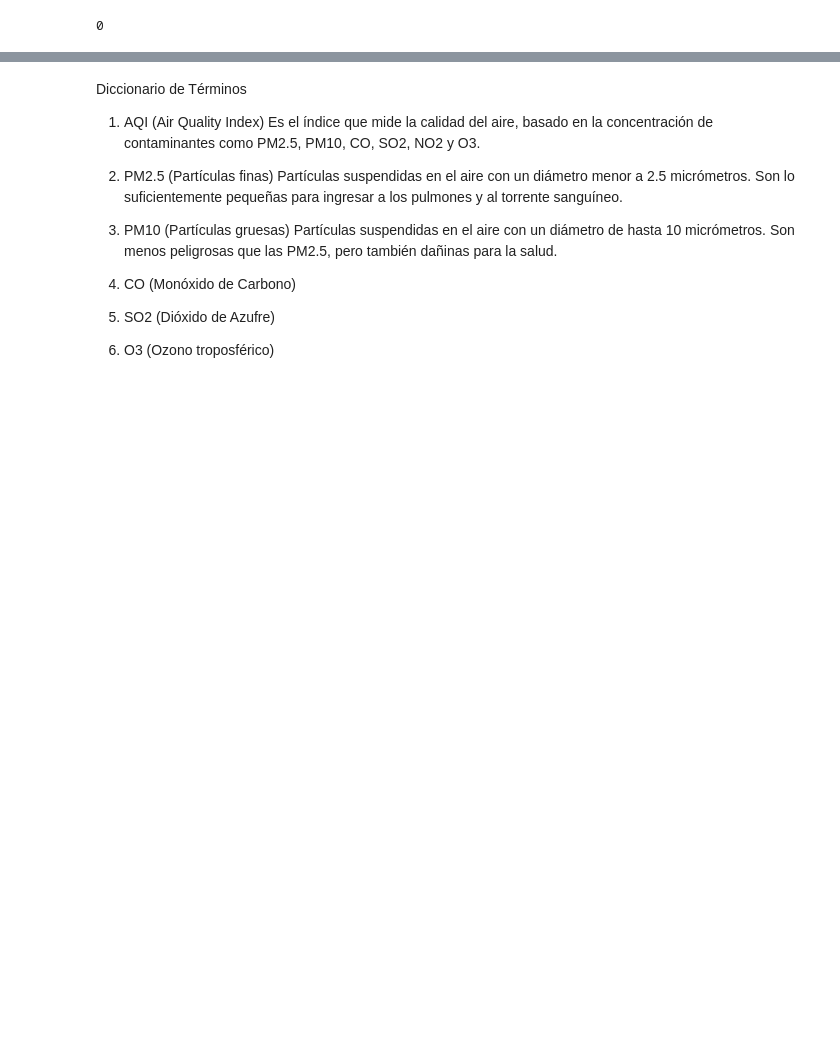
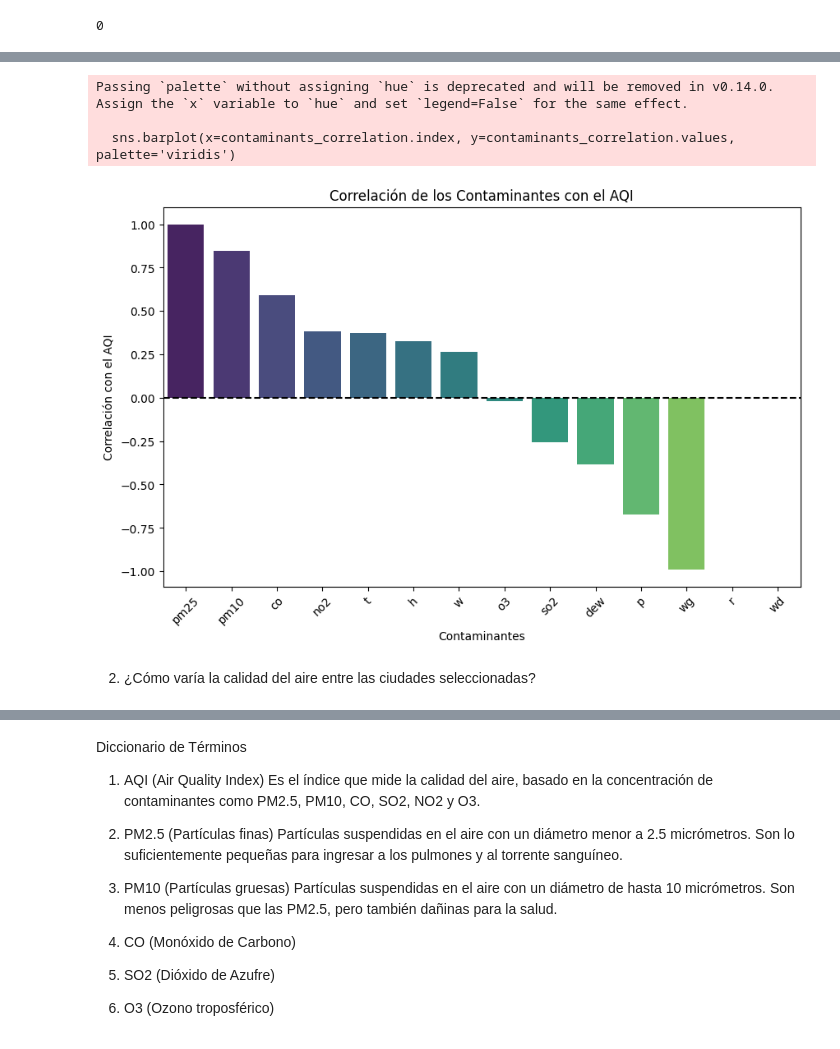
Before and after one commit to jhervacio/Proyecto_ParteI_Hervacio_Jose, a Jupyter notebook: Proyecto_ParteI_Hervacio_Jose.ipynb, the cells around one changed output, grey strips where cells are left out. Cells and saved outputs as stored; diff of their text form; code cells hidden in the pictures; blank space fills up the shorter version.

```diff
--- a/Proyecto_ParteI_Hervacio_Jose.ipynb
+++ b/Proyecto_ParteI_Hervacio_Jose.ipynb
@@ -155,0 +238,5 @@ df.drop_duplicates(inplace=True)
+# %%
+# Seleccionar solo columnas numéricas
+df_numeric = df.select_dtypes(include=['float64', 'int64'])
+print("Columnas numéricas en el DataFrame:")
+print(df_numeric.columns)
@@ -163,0 +287,15 @@ Preguntas a responder por medio de los graficos
+# %%
+# Calcular la correlación de cada variable con el AQI
+correlation_with_aqi = df_numeric.corr()['aqi'].sort_values(ascending=False)
+
+# Filtrar solo los contaminantes (excluyendo 'aqi' y otras columnas no relevantes)
+contaminants_correlation = correlation_with_aqi.drop('aqi')  # Excluimos el AQI de la lista
+
+# Mostrar los contaminantes con mayor influencia en el AQI
+print("Correlación de los contaminantes con el AQI:")
+print(contaminants_correlation)
+
+# Identificar los contaminantes con mayor influencia (por ejemplo, |correlación| > 0.5)
+high_influence_contaminants = contaminants_correlation[abs(contaminants_correlation) > 0.5]
+print("\nContaminantes con mayor influencia en el AQI (|correlación| > 0.5):")
+print(high_influence_contaminants)
@@ -163,0 +320,17 @@ Preguntas a responder por medio de los graficos
+# %%
+# Gráfico de barras para la correlación de los contaminantes con el AQI
+plt.figure(figsize=(10, 6))
+sns.barplot(x=contaminants_correlation.index, y=contaminants_correlation.values, palette='viridis')
+plt.axhline(0, color='black', linestyle='--')  # Línea de referencia para correlación 0
+plt.title('Correlación de los Contaminantes con el AQI')
+plt.xlabel('Contaminantes')
+plt.ylabel('Correlación con el AQI')
+plt.xticks(rotation=45)
+plt.show()
+# %% [output]
+Passing `palette` without assigning `hue` is deprecated and will be removed in v0.14.0. Assign the `x` variable to `hue` and set `legend=False` for the same effect.
+
+  sns.barplot(x=contaminants_correlation.index, y=contaminants_correlation.values, palette='viridis')
+[figure, added]
+# %% [markdown]
+2. ¿Cómo varía la calidad del aire entre las ciudades seleccionadas?
```
Also changed, not shown: parts of 51 cells of this notebook, 1 other file.
